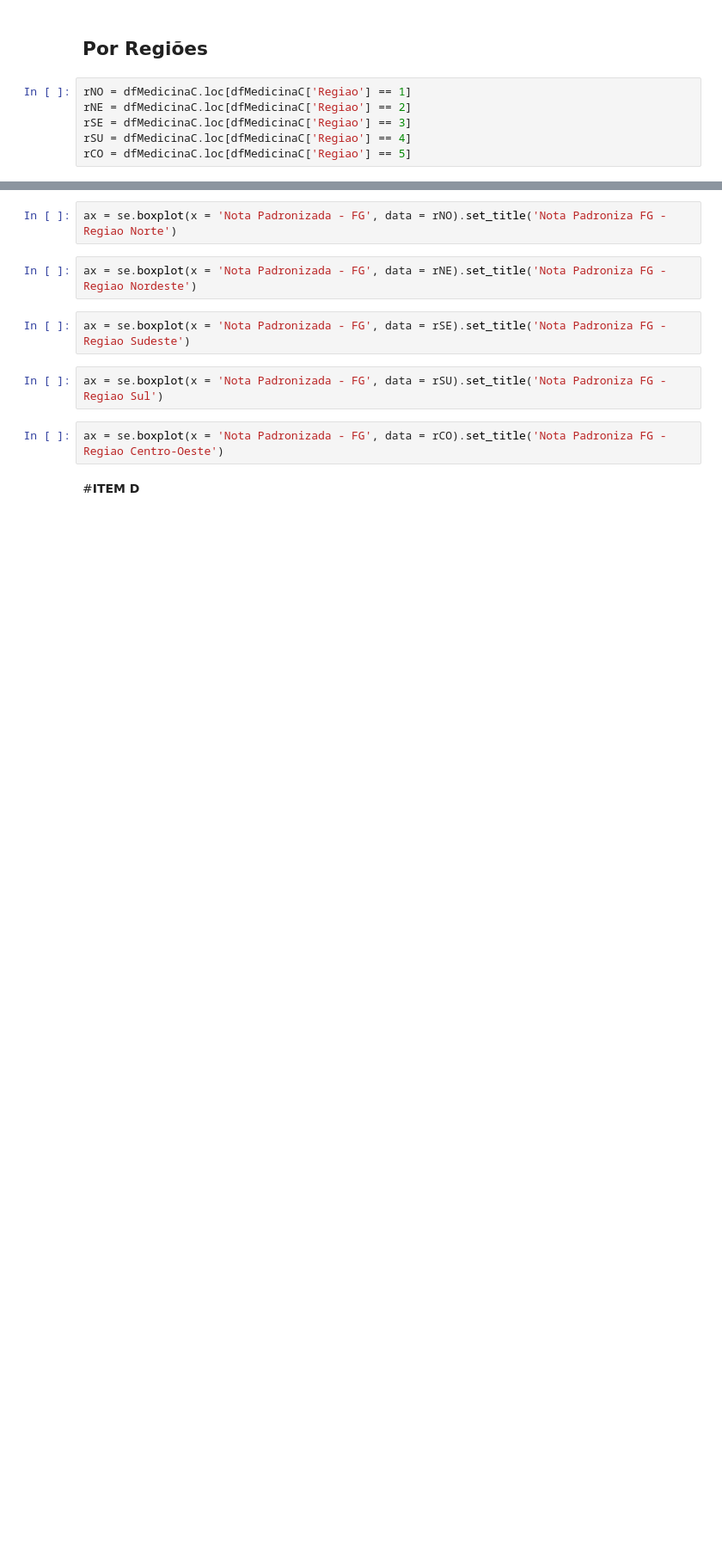
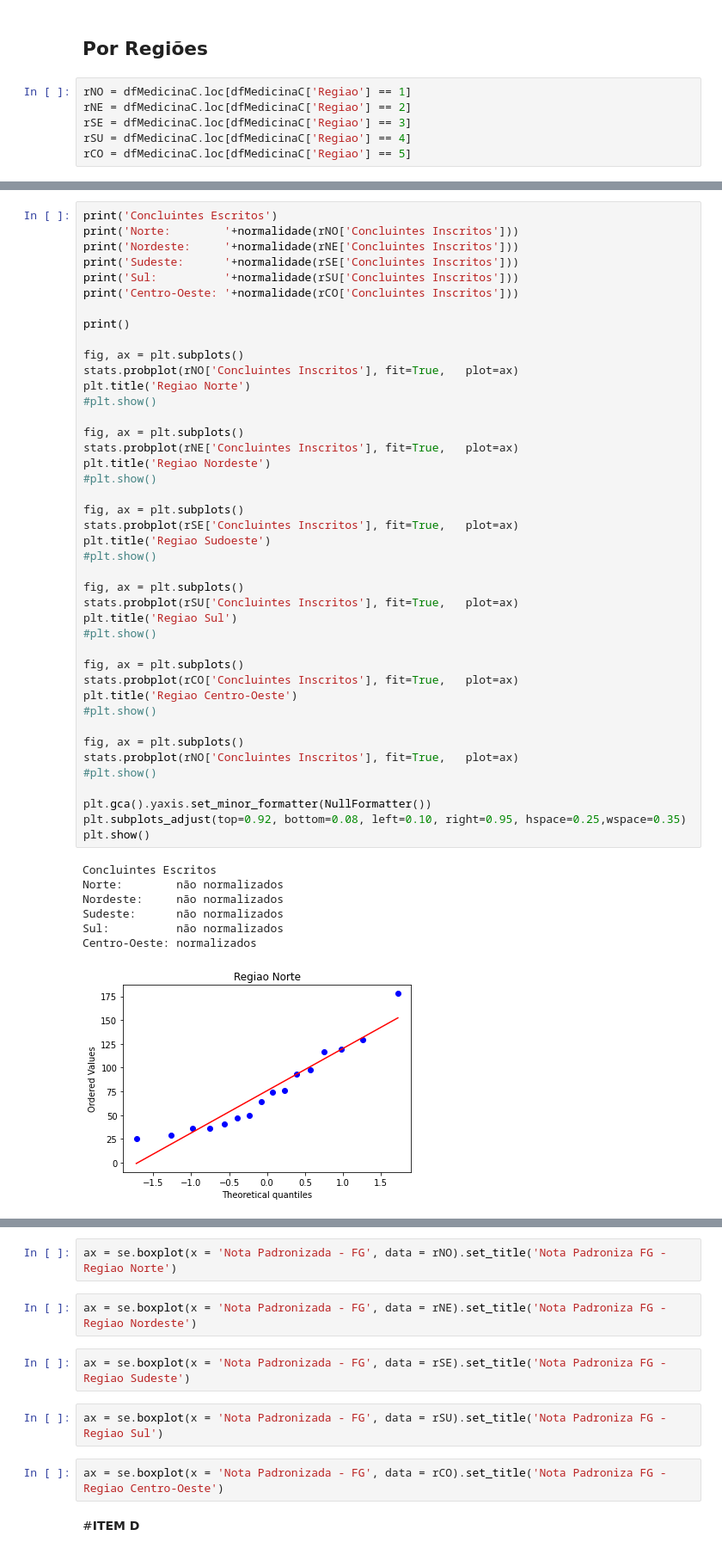
Before and after one commit to franklinperseuDS/TrabalhoModulo03, a Jupyter notebook: trabalhoEstatistica.ipynb, the cells around one changed output, grey strips where cells are left out. Shown at 86% size. Drawn from its saved outputs; the diff is of its cells as text; blank space fills up the shorter version.

```diff
--- a/trabalhoEstatistica.ipynb
+++ b/trabalhoEstatistica.ipynb
@@ -680,0 +781,50 @@ rCO = dfMedicinaC.loc[dfMedicinaC['Regiao'] == 5]
+# %%
+print('Concluintes Escritos')
+print('Norte:        '+normalidade(rNO['Concluintes Inscritos']))
+print('Nordeste:     '+normalidade(rNE['Concluintes Inscritos']))
+print('Sudeste:      '+normalidade(rSE['Concluintes Inscritos']))
+print('Sul:          '+normalidade(rSU['Concluintes Inscritos']))
+print('Centro-Oeste: '+normalidade(rCO['Concluintes Inscritos']))
+
+print()
+
+fig, ax = plt.subplots()
+stats.probplot(rNO['Concluintes Inscritos'], fit=True,   plot=ax)
+plt.title('Regiao Norte')
+#plt.show()
+
+fig, ax = plt.subplots()
+stats.probplot(rNE['Concluintes Inscritos'], fit=True,   plot=ax)
+plt.title('Regiao Nordeste')
+#plt.show()
+
+fig, ax = plt.subplots()
+stats.probplot(rSE['Concluintes Inscritos'], fit=True,   plot=ax)
+plt.title('Regiao Sudoeste')
+#plt.show()
+
+fig, ax = plt.subplots()
+stats.probplot(rSU['Concluintes Inscritos'], fit=True,   plot=ax)
+plt.title('Regiao Sul')
+#plt.show()
+
+fig, ax = plt.subplots()
+stats.probplot(rCO['Concluintes Inscritos'], fit=True,   plot=ax)
+plt.title('Regiao Centro-Oeste')
+#plt.show()
+
+fig, ax = plt.subplots()
+stats.probplot(rNO['Concluintes Inscritos'], fit=True,   plot=ax)
+#plt.show()
+
+plt.gca().yaxis.set_minor_formatter(NullFormatter())
+plt.subplots_adjust(top=0.92, bottom=0.08, left=0.10, right=0.95, hspace=0.25,wspace=0.35)
+plt.show()
+# %% [output]
+Concluintes Escritos
+Norte:        não normalizados
+Nordeste:     não normalizados
+Sudeste:      não normalizados
+Sul:          não normalizados
+Centro-Oeste: normalizados
+[figure, added]
```
Also changed, not shown: parts of 85 cells of this notebook.
